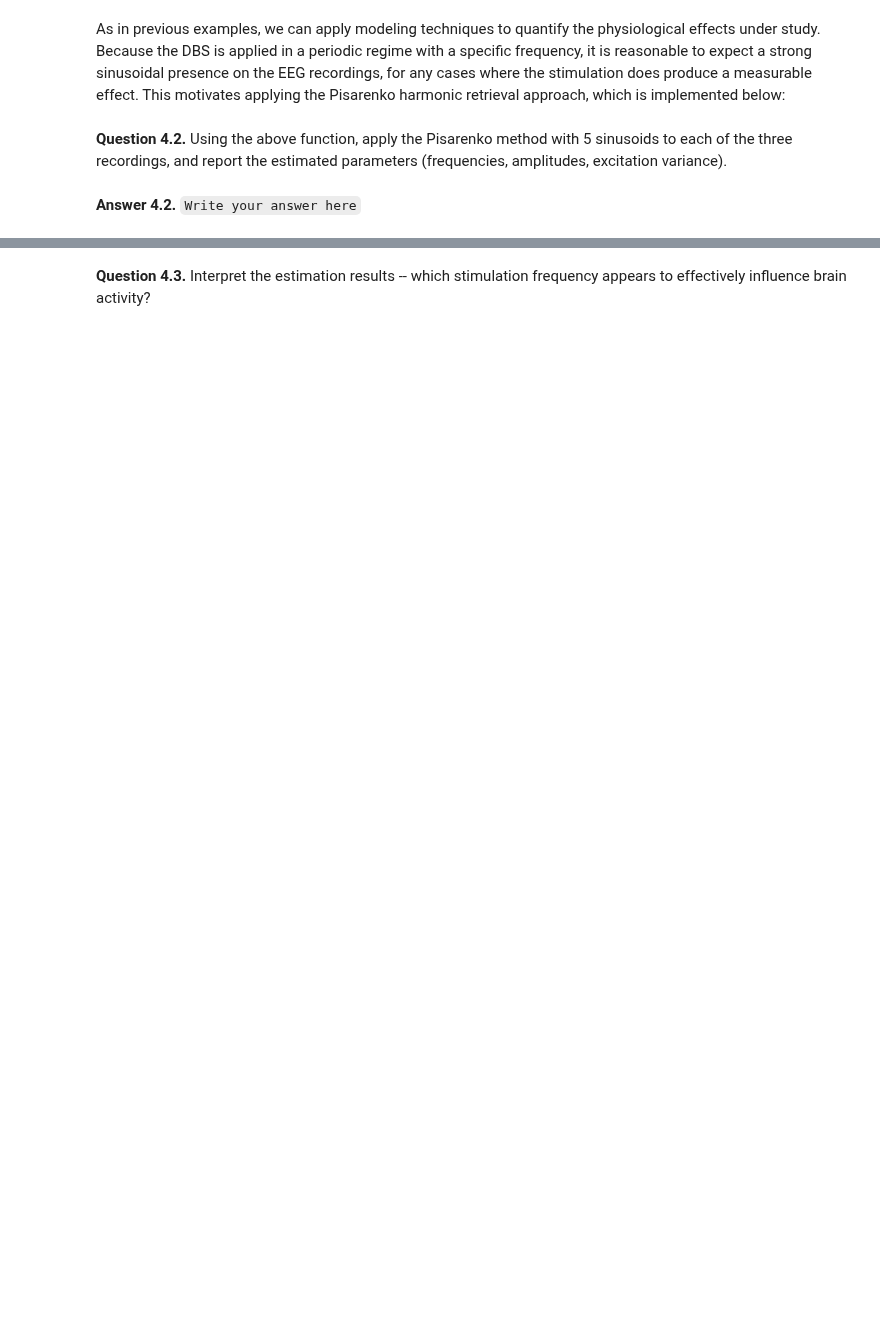
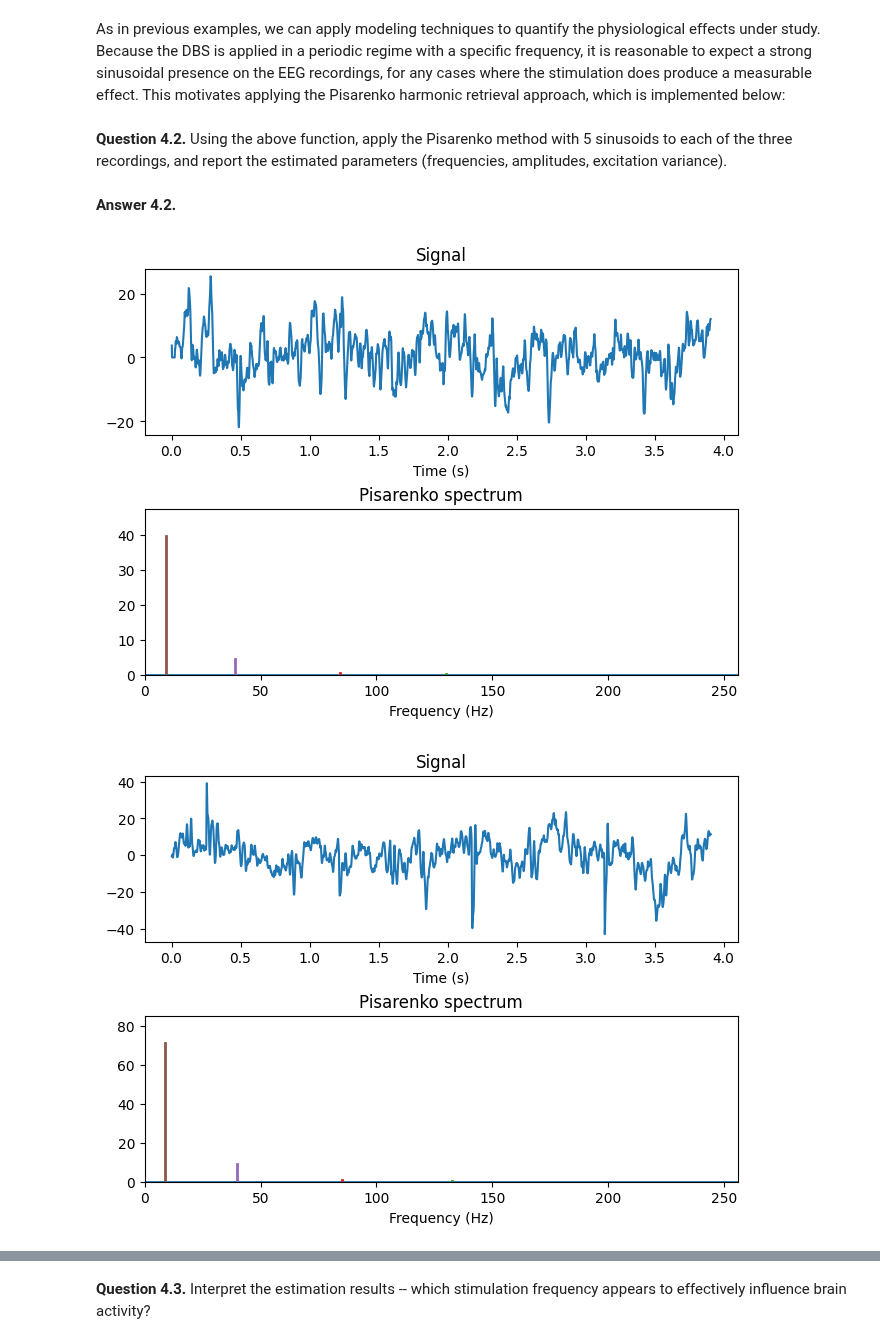
Before and after one commit to roduit/EE-512-Biomedical-signal-processing, a Jupyter notebook: labs/lab06/Lab_LinearModels2_complete.ipynb, the cells around one changed output, grey strips where cells are left out. Drawn from its saved outputs; the diff is of its cells as text; code cells hidden in the pictures; blank space fills up the shorter version.

```diff
--- a/labs/lab06/Lab_LinearModels2_complete.ipynb
+++ b/labs/lab06/Lab_LinearModels2_complete.ipynb
@@ -654,4 +662,11 @@ def pisarenko(x, p, fs, Aff=0):
 # %% [markdown]
 **Question 4.2.** Using the above function, apply the Pisarenko method with 5 sinusoids to each of the three recordings, and report the estimated parameters (frequencies, amplitudes, excitation variance).
 # %% [markdown]
-**Answer 4.2.** `Write your answer here`
+**Answer 4.2.**
+# %%
+f_no, pp_no, sg2_no = pisarenko(eeg[:,0], 5, fs, 1)
+f2_onehz, pp2_onehz, sg22_onehz = pisarenko(eeg[:,1], 5, fs, 1)
+f3_hundredhz, pp3_hundredhz, sg23_hundredhz = pisarenko(eeg[:,2], 5, fs, 1)
+# %% [output]
+[figure, added]
+[figure, added]
```
Also changed, not shown: parts of 6 cells of this notebook.
